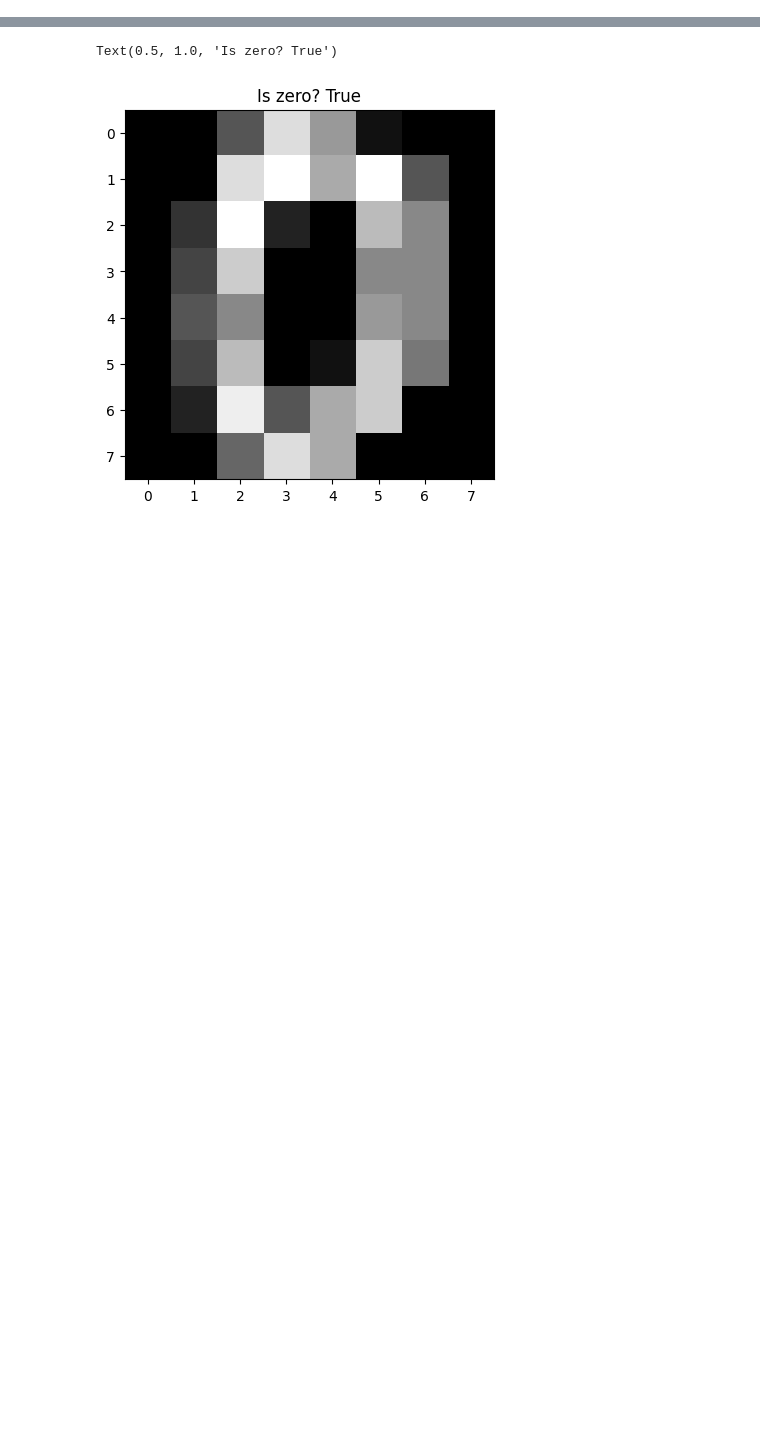
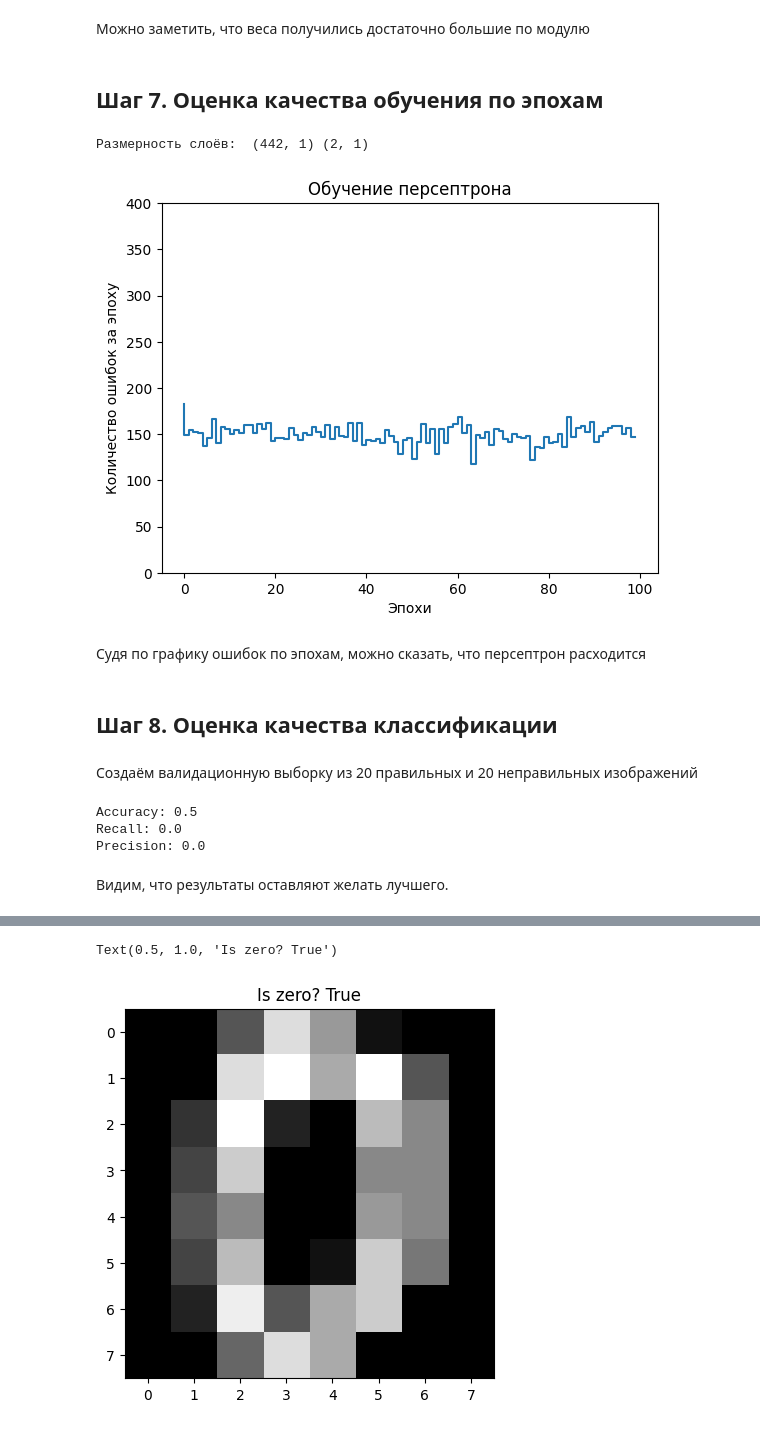
Before and after one commit to J0hnLenin/DL, a Jupyter notebook: DL2.ipynb, the cells around one changed output, grey strips where cells are left out. Drawn from its saved outputs; the diff is of its cells as text; code cells hidden in the pictures; blank space fills up the shorter version.

```diff
--- a/DL2.ipynb
+++ b/DL2.ipynb
@@ -214,10 +0,0 @@ plot_codes(X_[10:, :], y_true=y_[10:], y_pred=y_pred[10:])
-# %%
-n = 10
-X_val = np.array([crash_code(create_code(), 0.075) for i in range(n//2)] +
-              [create_noise() for i in range(n//2)] +
-              [create_code() for i in range(n)])
-y_val = np.array([0]*n + [1]*n)
-y_val_pred = pcp.predict(X_val)
-
-plot_codes(X_val[:10, :], y_true=y_val[:10], y_pred=y_val_pred[:10])
-plot_codes(X_val[10:, :], y_true=y_val[10:], y_pred=y_val_pred[10:])
@@ -395,0 +266,38 @@ recall test: 0.8611111111111112
+# %% [markdown]
+Можно заметить, что веса получились достаточно большие по модулю
+# %% [markdown]
+## Шаг 7. Оценка качества обучения по эпохам
+# %%
+plt.step([i for i in range(len(errors))], errors)
+plt.ylim((0, X_train.shape[0]))
+plt.xlabel("Эпохи")
+plt.ylabel("Количество ошибок за эпоху")
+plt.title("Обучение персептрона")
+print("Размерность слоёв: ", *[i.size for i in  pcp.layers])
+# %% [output]
+Размерность слоёв:  (442, 1) (2, 1)
+[figure, added]
+# %% [markdown]
+Судя по графику ошибок по эпохам, можно сказать, что персептрон расходится
+# %% [markdown]
+## Шаг 8. Оценка качества классификации
+# %% [markdown]
+Создаём валидационную выборку из 20 правильных и 20 неправильных изображений
+# %%
+n = 20
+alpha = 0.1
+X_val = np.array([crash_code(create_code(), alpha) for i in range(n//2)] +
+              [create_noise() for i in range(n//2)] +
+              [create_code() for i in range(n)])
+y_val = np.array([0]*n + [1]*n)
+y_val_pred = pcp.predict(X_val)
+
+print('Accuracy:', acc(y_val, y_val_pred))
+print('Recall:', rec(y_val, y_val_pred))
+print('Precision:', pre(y_val, y_val_pred))
+# %% [output]
+Accuracy: 0.5
+Recall: 0.0
+Precision: 0.0
+# %% [markdown]
+Видим, что результаты оставляют желать лучшего.
```
Also changed, not shown: parts of 77 cells of this notebook, 2 other files.
